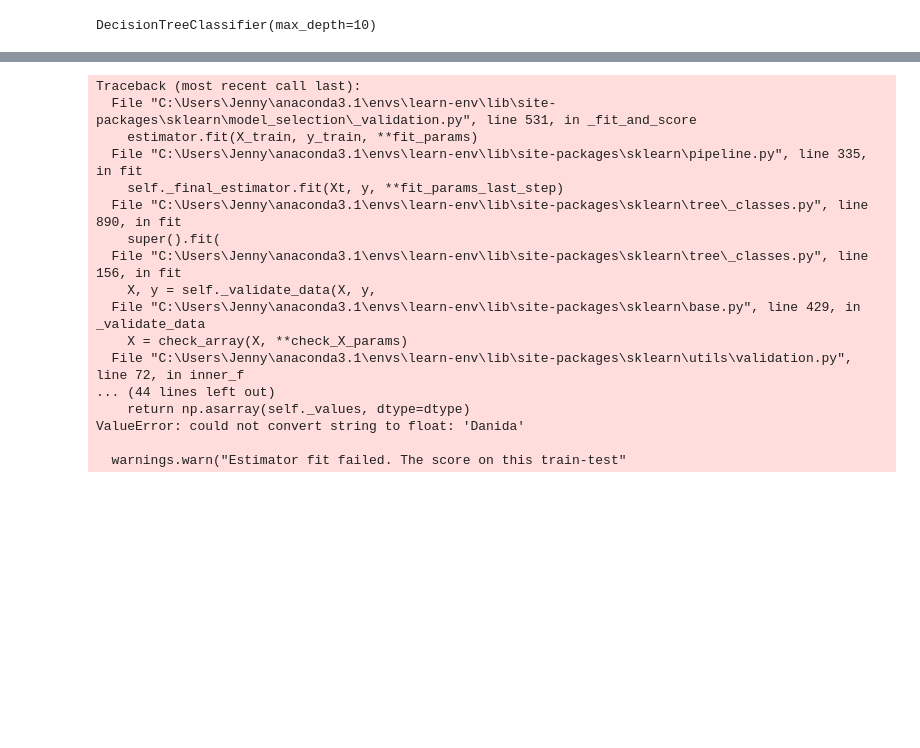
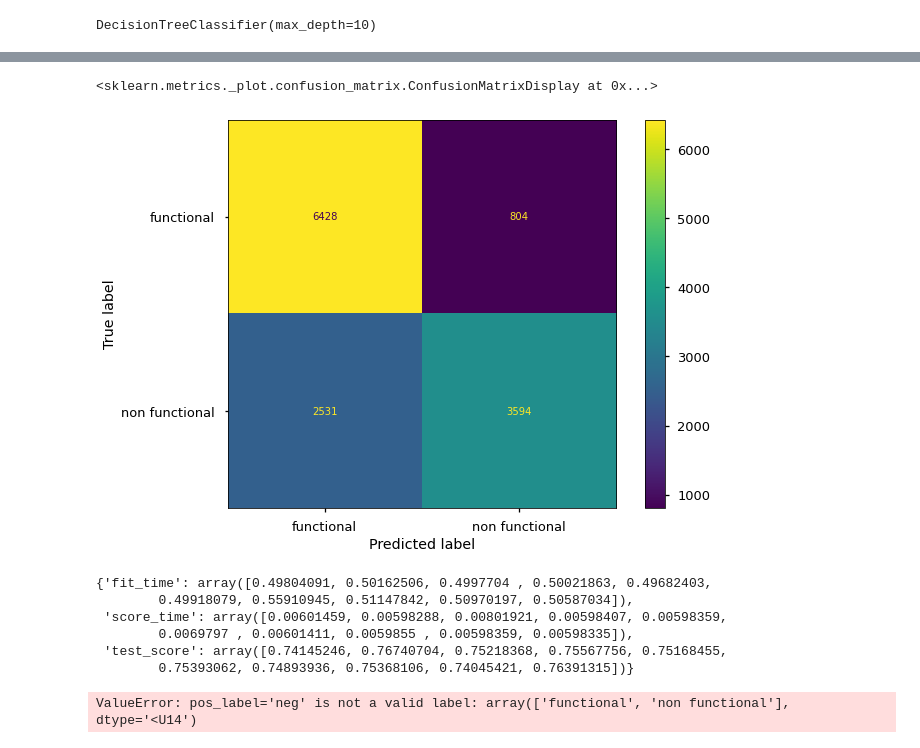
Before and after one commit to NicholasIndorf/TanzanianWaterWells, a Jupyter notebook: notebooks/Jen/Pipeline_updates.ipynb, the cells around one changed output, grey strips where cells are left out. Cells and saved outputs as stored; diff of their text form; code cells hidden in the pictures; blank space fills up the shorter version.

Commit message:
model updates

```diff
--- a/notebooks/Jen/Pipeline_updates.ipynb
+++ b/notebooks/Jen/Pipeline_updates.ipynb
@@ -525,13 +536,18 @@ So if we use any of the below we need to rewrite and cite
 #Allows you to see all columns when displaying dataframe
 pd.get_option("display.max_columns")
 # %%
-#Getting rin of nan values in categoricals. Everything breaks if they remain
+#Getting rid of nan values in categoricals. Everything breaks if they remain
 nan_cols = ['funder', 'installer', 'scheme_management', 'permit']
 
 for col in nan_cols:
     X_train[col].fillna('Unknown', inplace = True)
+
+for col in nan_cols:
+    X_test[col].fillna('Unknown', inplace = True)
 # %%
 #Must get rid of mix of boolean and string, could not be processed
 X_train['permit'] = X_train['permit'].astype(str)
+X_test['permit'] = X_test['permit'].astype(str)
 X_train.isna().sum()
+X_test.isna().sum()
 # %% [output]
@@ -562,11 +598,12 @@ col_trans = ColumnTransformer(transformers=[
 # %%
 #We had to move away from pipelines to diagnose errors, however can move back to pipelines
 
-x_train_transformed = col_trans.fit_transform(x_train_reset)
+X_train_transformed = col_trans.fit_transform(X_train)
+X_test_transformed = col_trans.transform(X_test)
 # %%
 dec_tree = DecisionTreeClassifier(max_depth = 10)
 # %%
-dec_tree.fit(x_train_transformed, y_train)
+dec_tree.fit(X_train_transformed, y_train)
 # %% [output]
 DecisionTreeClassifier(max_depth=10)
 # %%
@@ -577,25 +638,19 @@ dec_tree.score(x_train_transformed, y_train)
+# %%
+plot_confusion_matrix(dec_tree, X_test_transformed, y_test)
+# %% [output]
+<sklearn.metrics._plot.confusion_matrix.ConfusionMatrixDisplay at 0x...>
+[figure, added]
+# %%
+cross_validate(dec_tree, X_train_transformed, y_train, cv = 10)
+# %% [output]
+{'fit_time': array([0.49804091, 0.50162506, 0.4997704 , 0.50021863, 0.49682403,
+        0.49918079, 0.55910945, 0.51147842, 0.50970197, 0.50587034]),
+ 'score_time': array([0.00601459, 0.00598288, 0.00801921, 0.00598407, 0.00598359,
+        0.0069797 , 0.00601411, 0.0059855 , 0.00598359, 0.00598335]),
+ 'test_score': array([0.74145246, 0.76740704, 0.75218368, 0.75567756, 0.75168455,
+        0.75393062, 0.74893936, 0.75368106, 0.74045421, 0.76391315])}
 # %%
 model_pipe_dec_tree = Pipeline(steps =[
 
     ('dec_tree', DecisionTreeClassifier(max_depth = 10))
 ])
-# %%
-cross_val_results = cross_validate(model_pipe_dec_tree, x_train_reset, y_train_reset, cv = 3, scoring = ('accuracy', 'f1', 'precision', 'recall'))
-# %% [output]
-Traceback (most recent call last):
-  File "C:\Users\Jenny\anaconda3.1\envs\learn-env\lib\site-packages\sklearn\model_selection\_validation.py", line 531, in _fit_and_score
-    estimator.fit(X_train, y_train, **fit_params)
-  File "C:\Users\Jenny\anaconda3.1\envs\learn-env\lib\site-packages\sklearn\pipeline.py", line 335, in fit
-    self._final_estimator.fit(Xt, y, **fit_params_last_step)
-  File "C:\Users\Jenny\anaconda3.1\envs\learn-env\lib\site-packages\sklearn\tree\_classes.py", line 890, in fit
-    super().fit(
-  File "C:\Users\Jenny\anaconda3.1\envs\learn-env\lib\site-packages\sklearn\tree\_classes.py", line 156, in fit
-    X, y = self._validate_data(X, y,
-  File "C:\Users\Jenny\anaconda3.1\envs\learn-env\lib\site-packages\sklearn\base.py", line 429, in _validate_data
-    X = check_array(X, **check_X_params)
-  File "C:\Users\Jenny\anaconda3.1\envs\learn-env\lib\site-packages\sklearn\utils\validation.py", line 72, in inner_f
-... (44 lines left out)
-    return np.asarray(self._values, dtype=dtype)
-ValueError: could not convert string to float: 'Danida'
-
-  warnings.warn("Estimator fit failed. The score on this train-test"
@@ -601,0 +679,5 @@ ValueError: could not convert string to float: 'Danida'
+# %%
+preds = dec_tree.predict(X_train_transformed)
+recall_score(y_train, preds, pos_label = 'neg')
+# %% [output]
+ValueError: pos_label='neg' is not a valid label: array(['functional', 'non functional'], dtype='<U14')
```
Also changed, not shown: parts of 28 cells of this notebook.
